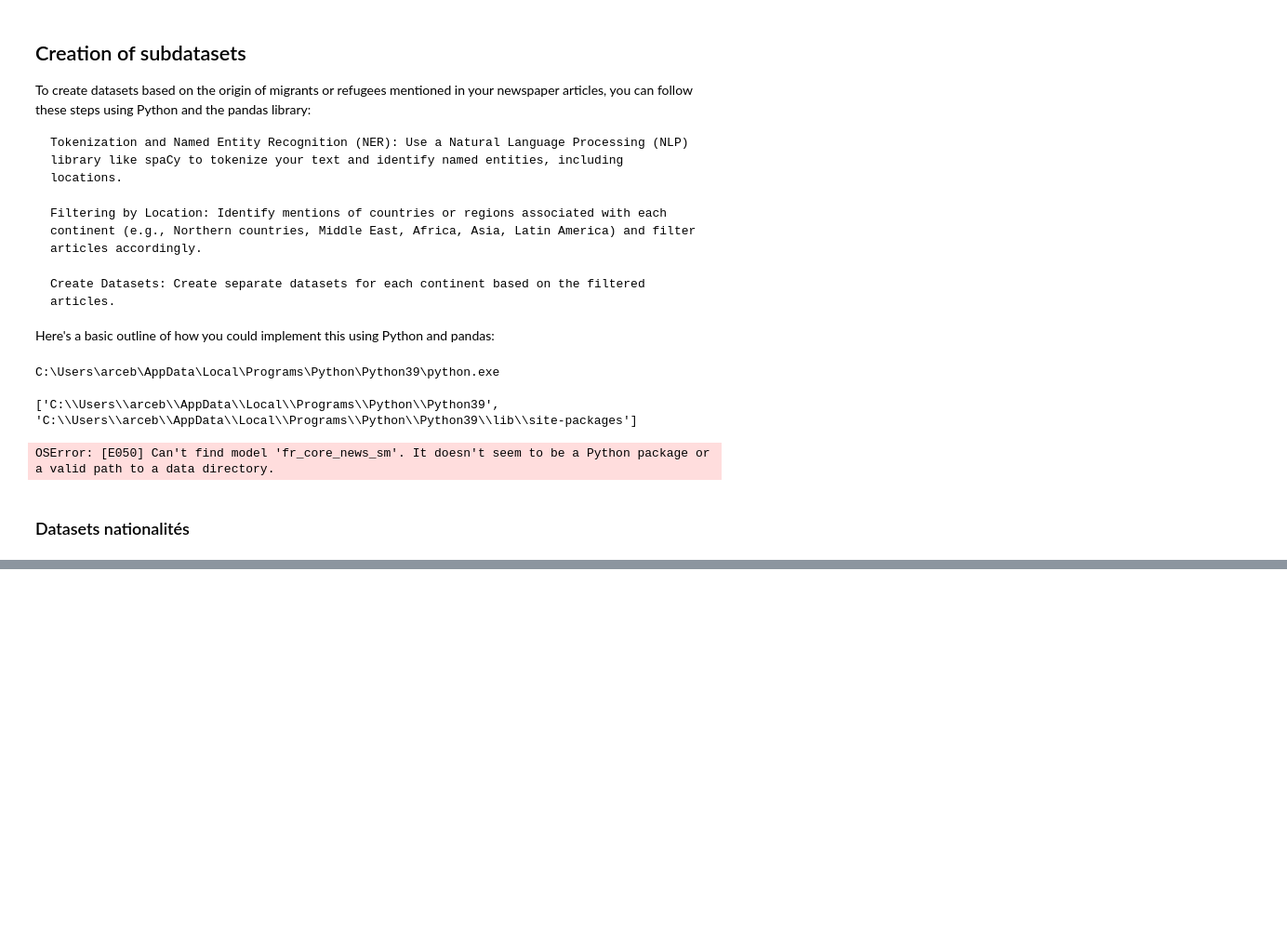
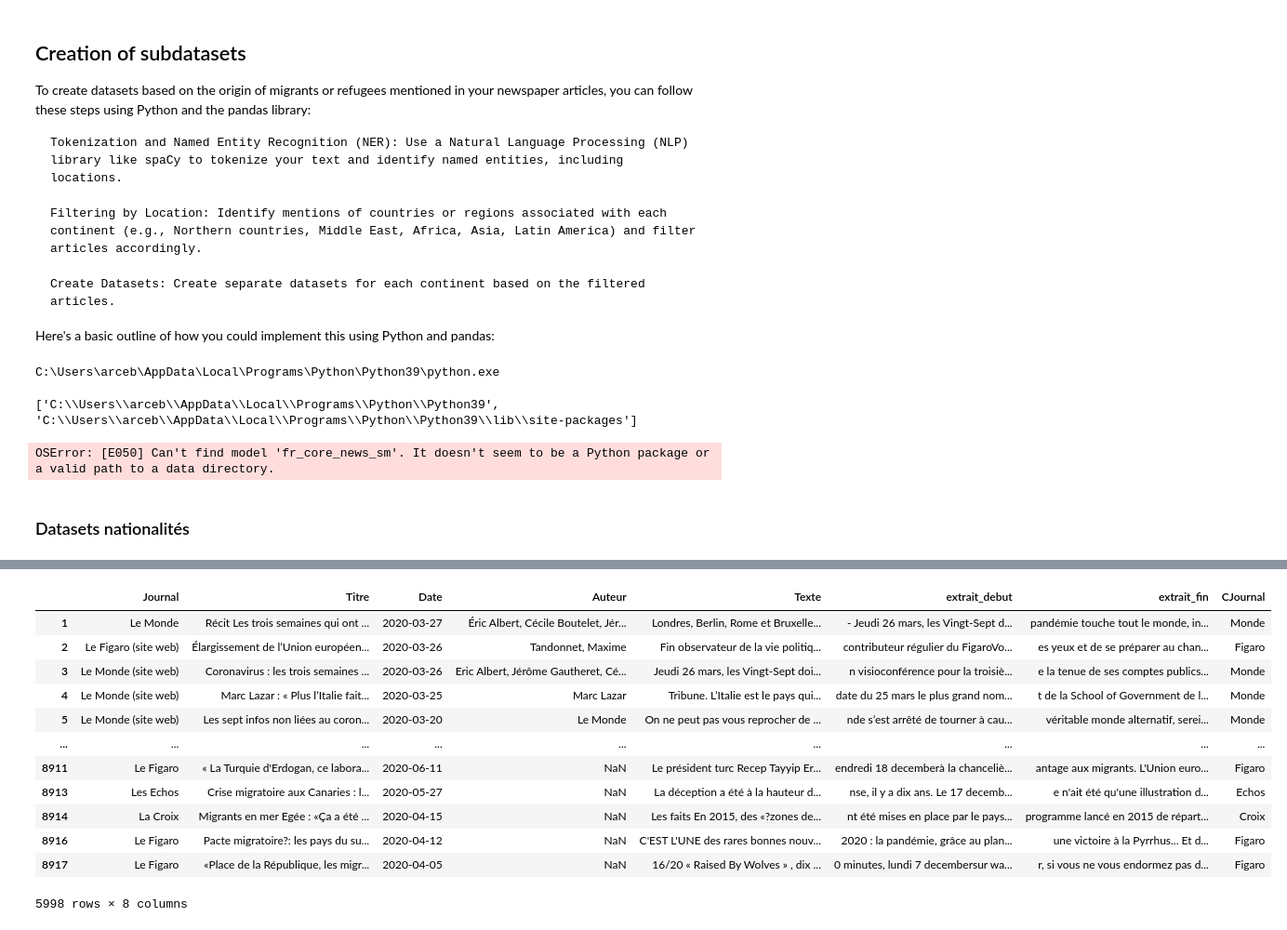
Before and after one commit to cmllbll/Projet_DSSS_2023, a Jupyter notebook: Dataset_France.ipynb, the cells around one changed output, grey strips where cells are left out. Shown at 93% size. Cells and saved outputs as stored; diff of their text form; code cells hidden in the pictures; blank space fills up the shorter version.

```diff
--- a/Dataset_France.ipynb
+++ b/Dataset_France.ipynb
@@ -666,0 +923,45 @@ latin_america_df = df[df["Texte"].apply(filter_articles_by_continent)]
+# %%
+# Step 1: Create a list of unique countries mentioned in the texts
+countries_mentioned = [
+    "Afghanistan", "South Africa", "Albania", "Algeria", "Germany", "Andorra", "Angola", "Antigua",
+    "Saudi Arabia", "Argentina", "Armenia", "Australia", "Austria", "Azerbaijan", "Zimbabwe", "Egypt",
+    "United Arab Emirates", "Ecuador", "Eritrea", "Spain", "Estonia", "United States", "Ethiopia", "Fiji",
+    "Finland", "France", "Gabon", "Gambia", "Georgia", "Ghana", "Greece", "Grenada",
+    "Guatemala", "Guinea", "Guinea-Bissau", "Equatorial Guinea", "Guyana", "Haiti", "Honduras",
+    "Hungary", "Marshall Islands", "India", "Indonesia", "Iraq", "Iran", "Ireland", "Iceland",
+    "Israel", "Italy", "Jamaica", "Japan", "Jordan", "Kazakhstan", "Kenya", "Kyrgyzstan",
+    "Kiribati", "Kuwait", "Laos", "Lesotho", "Latvia", "Lebanon", "Liberia", "Libya",
+    "Liechtenstein", "Lithuania", "Luxembourg", "Macedonia", "Madagascar", "Malaysia", "Malawi",
+    "Maldives", "Mali", "Malta", "Morocco", "Mauritius", "Mauritania", "Mexico", "Micronesia",
+    "Moldova", "Monaco", "Mongolia", "Montenegro", "Mozambique", "Namibia", "Nauru", "Nepal",
+    "Nicaragua", "Niger", "Nigeria", "Niue", "Norway", "New Zealand", "Oman", "Uganda",
+    "Uzbekistan", "Pakistan", "Palau", "Panama", "Papua New Guinea", "Paraguay", "Netherlands",
+    "Peru", "Philippines", "Poland", "Portugal", "Qatar", "Central African Republic", "Congo", "Dominican Republic",
+    "Czech Republic", "Romania", "United Kingdom", "Russia", "Rwanda", "Saint Kitts and Nevis", "San Marino",
+    "Saint Vincent and the Grenadines", "Saint Lucia", "Solomon Islands", "El Salvador", "Samoa", "São Tomé and Príncipe",
+    "Senegal", "Serbia", "Seychelles", "Sierra Leone", "Singapore", "Slovakia", "Slovenia",
+    "Somalia", "Sudan", "South Sudan", "Sri Lanka", "Sweden", "Switzerland", "Suriname", "Syria",
+    "Swaziland", "Tajikistan", "Tanzania", "Chad", "Thailand", "East Timor", "Togo", "Tonga",
+    "Trinidad and Tobago", "Tunisia", "Turkmenistan", "Turkey", "Tuvalu", "Ukraine", "Uruguay", "Vanuatu",
+    "Vatican City", "Venezuela", "Vietnam", "Yemen", "Zambia", "Zimbabwe"
+]
+
+# Step 2: Filter the DataFrame based on the countries mentioned
+# Assuming your DataFrame is named df
+filtered_articles = df[df["Texte"].str.contains('|'.join(countries_mentioned), case=False)]
+# %%
+filtered_articles
+# %% [output]
+|  | Journal | Titre | Date | Auteur | Texte | extrait_debut | extrait_fin | CJournal |
+| 1 | Le Monde | Récit Les trois semaines qui ont ... | 2020-03-27 | Éric Albert, Cécile Boutelet, Jér... | Londres, Berlin, Rome et Bruxelle... | - Jeudi 26 mars, les Vingt-Sept d... | pandémie touche tout le monde, in... | Monde |
+| 2 | Le Figaro (site web) | Élargissement de l’Union européen... | 2020-03-26 | Tandonnet, Maxime | Fin observateur de la vie politiq... | contributeur régulier du FigaroVo... | es yeux et de se préparer au chan... | Figaro |
+| 3 | Le Monde (site web) | Coronavirus : les trois semaines ... | 2020-03-26 | Eric Albert, Jérôme Gautheret, Cé... | Jeudi 26 mars, les Vingt-Sept doi... | n visioconférence pour la troisiè... | e la tenue de ses comptes publics... | Monde |
+| 4 | Le Monde (site web) | Marc Lazar : « Plus l’Italie fait... | 2020-03-25 | Marc Lazar | Tribune. L’Italie est le pays qui... | date du 25 mars le plus grand nom... | t de la School of Government de l... | Monde |
+| 5 | Le Monde (site web) | Les sept infos non liées au coron... | 2020-03-20 | Le Monde | On ne peut pas vous reprocher de ... | nde s’est arrêté de tourner à cau... | véritable monde alternatif, serei... | Monde |
+| ... | ... | ... | ... | ... | ... | ... | ... | ... |
+| 8911 | Le Figaro | « La Turquie d'Erdogan, ce labora... | 2020-06-11 | NaN | Le président turc Recep Tayyip Er... | endredi 18 decemberà la chanceliè... | antage aux migrants. L'Union euro... | Figaro |
+| 8913 | Les Echos | Crise migratoire aux Canaries : l... | 2020-05-27 | NaN | La déception a été à la hauteur d... | nse, il y a dix ans. Le 17 decemb... | e n'ait été qu'une illustration d... | Echos |
+| 8914 | La Croix | Migrants en mer Egée : «Ça a été ... | 2020-04-15 | NaN | Les faits En 2015, des «?zones de... | nt été mises en place par le pays... | programme lancé en 2015 de répart... | Croix |
+| 8916 | Le Figaro | Pacte migratoire?: les pays du su... | 2020-04-12 | NaN | C'EST L'UNE des rares bonnes nouv... | 2020 : la pandémie, grâce au plan... | une victoire à la Pyrrhus... Et d... | Figaro |
+| 8917 | Le Figaro | «Place de la République, les migr... | 2020-04-05 | NaN | 16/20 « Raised By Wolves » , dix ... | 0 minutes, lundi 7 decembersur wa... | r, si vous ne vous endormez pas d... | Figaro |
+5998 rows × 8 columns
```
Also changed, not shown: parts of 4 cells of this notebook.
